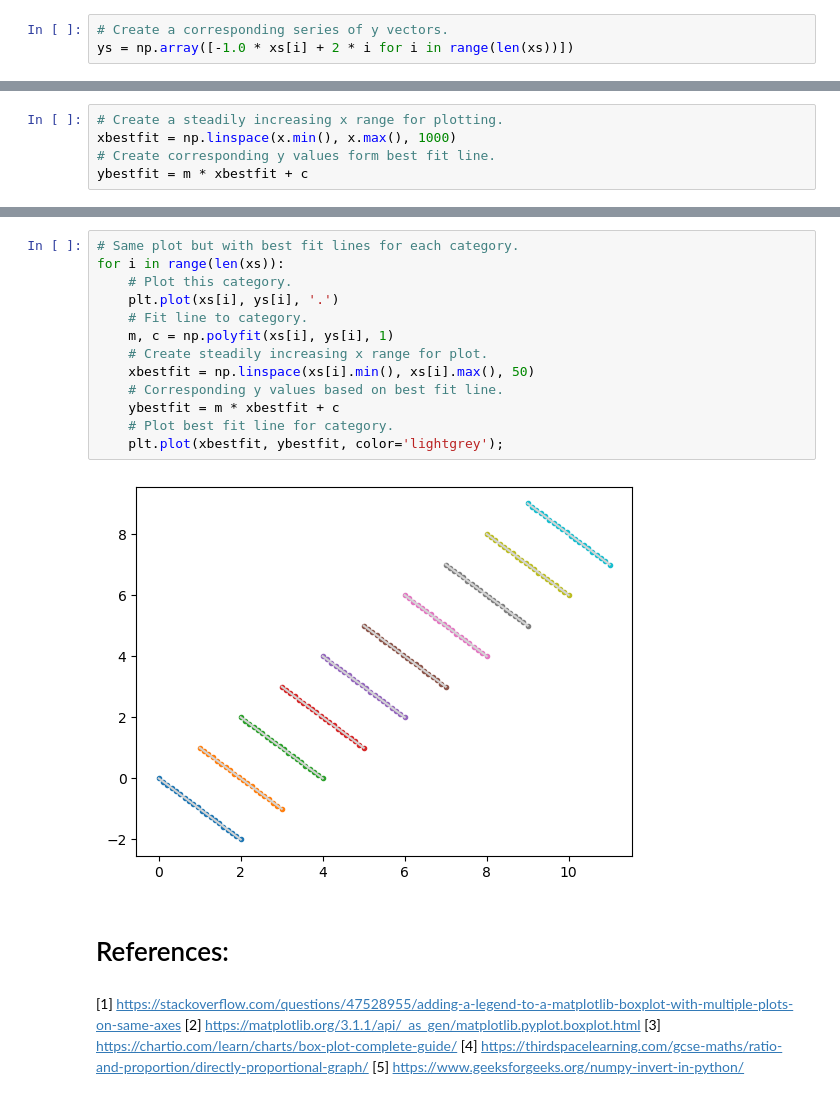
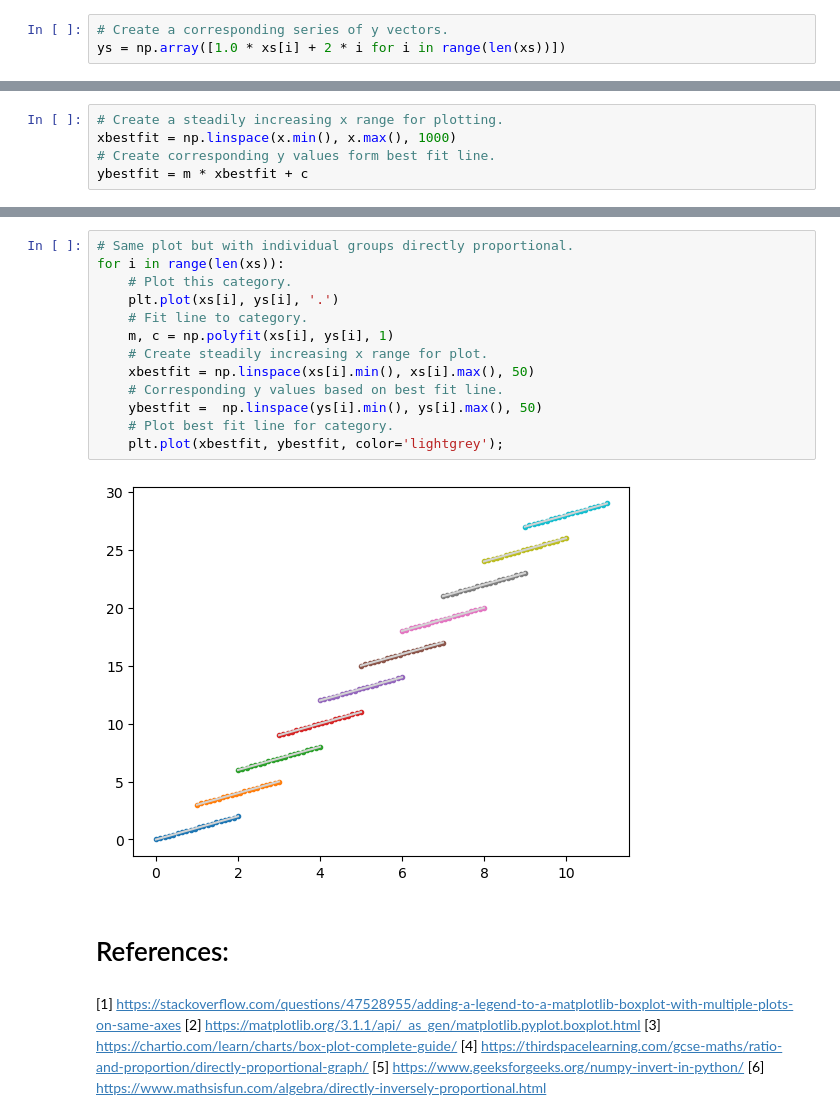
Before and after one commit to SeanE15/Fundamentals-for-Data-Analysis, a Jupyter notebook: Practicals/04 _Outliers_Exercises-Sean_Elliott .ipynb, the cells around one changed output, grey strips where cells are left out. Cells and saved outputs as stored; diff of their text form.

```diff
--- a/Practicals/04 _Outliers_Exercises-Sean_Elliott .ipynb
+++ b/Practicals/04 _Outliers_Exercises-Sean_Elliott .ipynb
@@ -69,7 +69,7 @@ Adapt the code and plots so that the overall plot is inversely propertional and
 xs = np.array([np.linspace(i, i + 2.0, 20) for i in range(10)])
 # %%
 # Create a corresponding series of y vectors.
-ys = np.array([-1.0 * xs[i] + 2 * i for i in range(len(xs))])
+ys = np.array([1.0 * xs[i] + 2 * i for i in range(len(xs))])
 # %%
 # Create global list of x and y values.
 x = xs.flatten()
@@ -93,18 +94,18 @@ plt.plot(xbestfit, ybestfit);
 # %%
-# Same plot but with best fit lines for each category.
+# Same plot but with individual groups directly proportional.
 for i in range(len(xs)):
     # Plot this category.
     plt.plot(xs[i], ys[i], '.')
     # Fit line to category.
     m, c = np.polyfit(xs[i], ys[i], 1)
     # Create steadily increasing x range for plot.
     xbestfit = np.linspace(xs[i].min(), xs[i].max(), 50)
     # Corresponding y values based on best fit line.
-    ybestfit = m * xbestfit + c
+    ybestfit =  np.linspace(ys[i].min(), ys[i].max(), 50)
     # Plot best fit line for category.
     plt.plot(xbestfit, ybestfit, color='lightgrey');
 # %% [output]
-[figure, old version]
+[figure, new version]
 # %% [markdown]
 # References:
 # %% [markdown]
@@ -113,3 +114,4 @@ for i in range(len(xs)):
 [3] https://chartio.com/learn/charts/box-plot-complete-guide/
 [4] https://thirdspacelearning.com/gcse-maths/ratio-and-proportion/directly-proportional-graph/
 [5] https://www.geeksforgeeks.org/numpy-invert-in-python/
+[6] https://www.mathsisfun.com/algebra/directly-inversely-proportional.html
```
Also changed, not shown: parts of 1 cell of this notebook.
